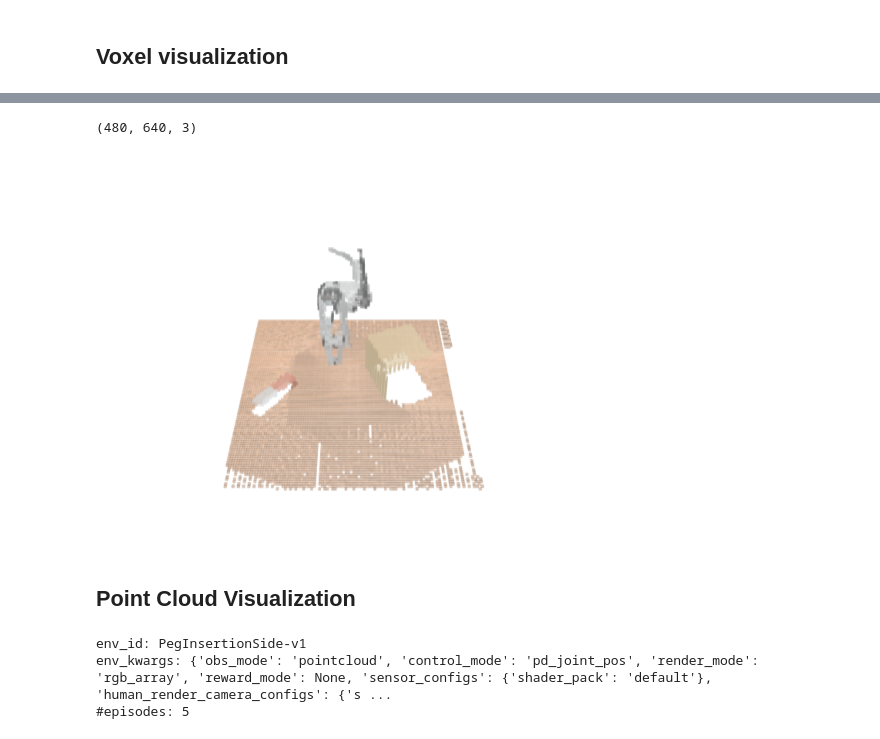
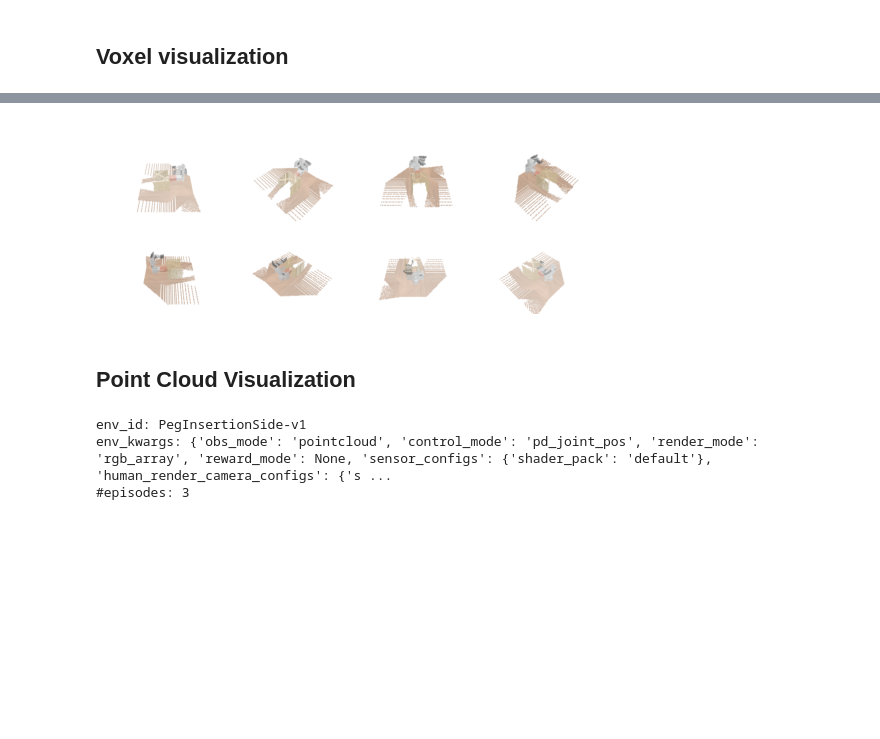
Before and after one commit to astonastonaston/peract, a Jupyter notebook: demo_visualizers.ipynb, the cells around one changed output, grey strips where cells are left out. Saved outputs shown, nothing was run; the diff lists cells and outputs as text; code cells hidden in the pictures; blank space fills up the shorter version.

Commit message:
peg mv3 15 steps 100 demos exp

```diff
--- a/demo_visualizers.ipynb
+++ b/demo_visualizers.ipynb
@@ -133,7 +132,8 @@ import h5py
 from mani_skill.utils.io_utils import load_json
 
 # Load the trajectory data from the .h5 file. Demonstrations are versioned and thus saved to "demos/<version>/..."
-traj_path = f"demos/PegInsertionSide-v1/motionplanning/mv/trajectory.pointcloud.pd_joint_pos.cpu.h5"
+traj_path = f"demos/PegInsertionSide-v1/motionplanning/trajectory.pointcloud.pd_joint_pos.cpu.h5"
+# traj_path = f"demos/PegInsertionSide-v1/motionplanning/mv2_50/trajectory.pointcloud.pd_joint_pos.cpu.h5"
 # You can also replace the above path with the trajectory you just recorded (./tmp/trajectory.h5)
 h5_file = h5py.File(traj_path, "r")
 
@@ -190,6 +190,7 @@ import numpy as np
 import torch
 from torchvision import transforms
 import matplotlib.pyplot as plt
+from PIL import Image
 
 num_cameras = len(traj_h5["obs"]["sensor_param"])
 image_resolution = [128, 128]
@@ -199,7 +200,8 @@ coordinate_bounds = torch.from_numpy(coordinate_bounds)
 voxel_size = 100
 voxel_feature_size = 3
 batch_size = 1
-frid = 10
+frid = 100
+rotation_amounts = [np.pi, 3*np.pi/4, np.pi/2, np.pi/4, 0, -np.pi/4, -np.pi/2, -3*np.pi/4]
 
 pcd_flat = traj_h5["obs"]["pointcloud"]["xyzw"][frid]
 # pcd_flat = pcd_flat[..., :3]
@@ -262,9 +264,6 @@ def preprocess_maniskill_inputs(coordinate_bounds, pcd, rgb, seg):
     return rgb, pcd
 
 rgb_flat, pcd_flat = preprocess_maniskill_inputs(coordinate_bounds, pcd_flat, rgb_flat, seg)
-print(rgb_flat)
-print(pcd_flat)
-
 voxelizer = VoxelGrid(
         coord_bounds=coordinate_bounds,
         voxel_size=voxel_size,
@@ -278,27 +277,56 @@ voxelizer = VoxelGrid(
 # construct voxel grid
 voxel_grid = voxelizer.coords_to_bounding_voxel_grid(
     pcd_flat, coord_features=rgb_flat, coord_bounds=coordinate_bounds)
-print(voxel_grid.shape)
 voxel_grid = voxel_grid.permute(0, 4, 1, 2, 3).detach()
 voxel_grid = voxel_grid[0]
 print(voxel_grid.shape)
 voxel_grid = voxel_grid.cpu().numpy()
 
-# render voxel image
-# print(voxel_grid.shape)
-grid_img = transforms.ToTensor()(visualise_voxel(voxel_grid))
-grid_img = grid_img.cpu().numpy()
-# c, h, w = grid_img.shape
+
+
+# # render voxel image
+# # print(voxel_grid.shape)
+# grid_img = transforms.ToTensor()(visualise_voxel(voxel_grid))
+# grid_img = grid_img.cpu().numpy()
+# # c, h, w = grid_img.shape
+# # print(grid_img.shape)
+# grid_img = grid_img.transpose(1, 2, 0)
+# to_pil = transforms.ToPILImage()
+# grid_img_save = to_pil(grid_img)
+# grid_img_save.save("useless/voxel.png")
 # print(grid_img.shape)
-grid_img = grid_img.transpose(1, 2, 0)
-to_pil = transforms.ToPILImage()
-grid_img_save = to_pil(grid_img)
-grid_img_save.save("useless/voxel.png")
-print(grid_img.shape)
-# print(grid_img)
+# # print(grid_img)
 
-# show image
+# # show image
+# plt.imshow(grid_img)
+# plt.axis('off')  # Hide axes for better visualization
+# plt.show()
+
+
+voxel_images = []  # Store rendered images
+
+for rotation_amount in rotation_amounts:
+    voxel_img = visualise_voxel(voxel_grid, rotation_amount=rotation_amount)  # Generate voxel image
+    voxel_img = transforms.ToTensor()(voxel_img).cpu().numpy()
+    voxel_img = voxel_img.transpose(1, 2, 0)  # Convert to HxWxC
+    voxel_images.append(voxel_img)
+
+# Convert to numpy array (assuming all images have same shape)
+voxel_images = np.array(voxel_images)
+
+# Reshape into (2 rows, 4 columns)
+rows, cols = 2, 4
+grid_img = np.vstack([
+    np.hstack(voxel_images[:cols]),   # First row
+    np.hstack(voxel_images[cols:])    # Second row
+])
+
+# Convert to PIL image and save
+grid_img_pil = Image.fromarray((grid_img * 255).astype(np.uint8))  # Scale to 0-255
+grid_img_pil.save("useless/voxel_grid.png")
+
+# Display the final stacked image
 plt.imshow(grid_img)
-plt.axis('off')  # Hide axes for better visualization
+plt.axis("off")
 plt.show()
 # %% [output]
@@ -324,6 +337,5 @@ torch.Size([1, 100, 100, 100, 10])
 torch.Size([10, 100, 100, 100])
-(480, 640, 3)
-[figure, old version]
+[figure, new version]
 # %% [markdown]
 ## Point Cloud Visualization
 # %%
@@ -333,7 +345,8 @@ import h5py
 from mani_skill.utils.io_utils import load_json
 
 # Load the trajectory data from the .h5 file. Demonstrations are versioned and thus saved to "demos/<version>/..."
-traj_path = f"demos/PegInsertionSide-v1/motionplanning/mv/trajectory.pointcloud.pd_joint_pos.cpu.h5"
+# traj_path = f"demos/PegInsertionSide-v1/motionplanning/mv2_50/trajectory.pointcloud.pd_joint_pos.cpu.h5"
+traj_path = f"demos/PegInsertionSide-v1/motionplanning/trajectory.pointcloud.pd_joint_pos.cpu.h5"
 # You can also replace the above path with the trajectory you just recorded (./tmp/trajectory.h5)
 h5_file = h5py.File(traj_path, "r")
 
@@ -352,6 +365,6 @@ print("#episodes:", len(episodes))
 # %% [output]
 env_id: PegInsertionSide-v1
 env_kwargs: {'obs_mode': 'pointcloud', 'control_mode': 'pd_joint_pos', 'render_mode': 'rgb_array', 'reward_mode': None, 'sensor_configs': {'shader_pack': 'default'}, 'human_render_camera_configs': {'s ...
-#episodes: 5
+#episodes: 3
 # %%
 # Print demo structure
```
Also changed, not shown: parts of 9 cells of this notebook, 3 other files.
